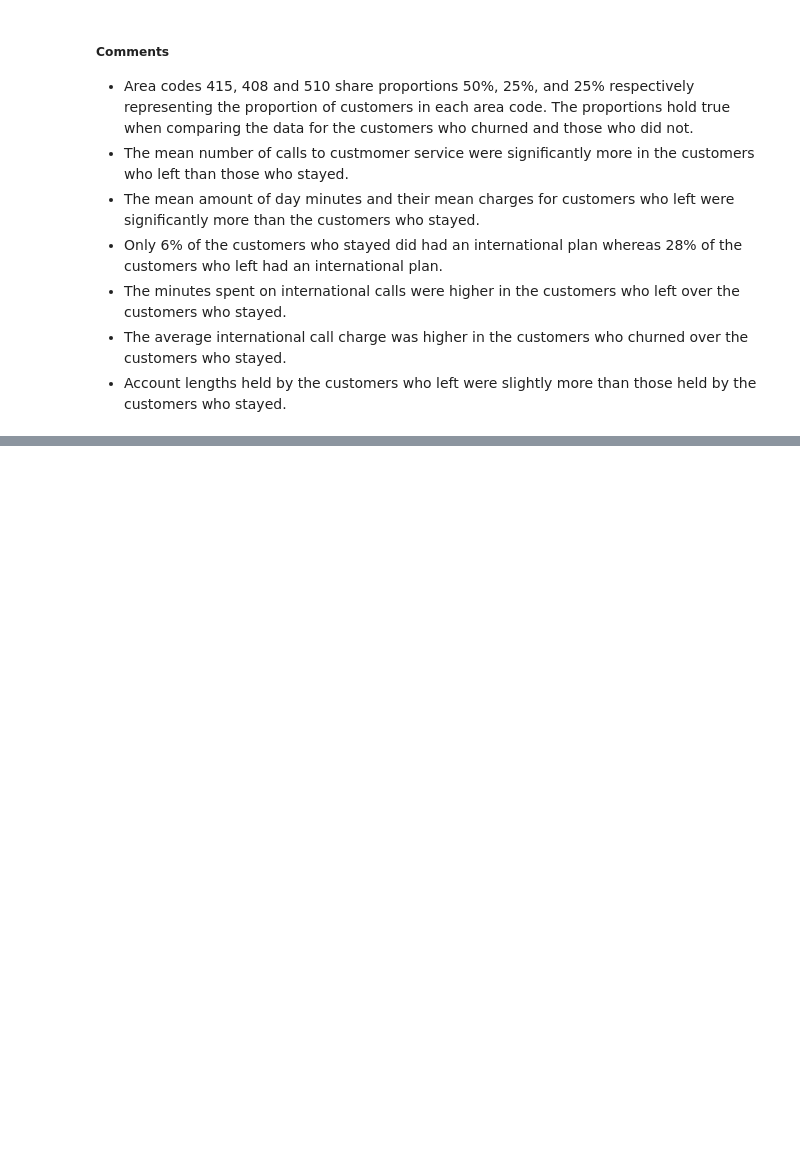
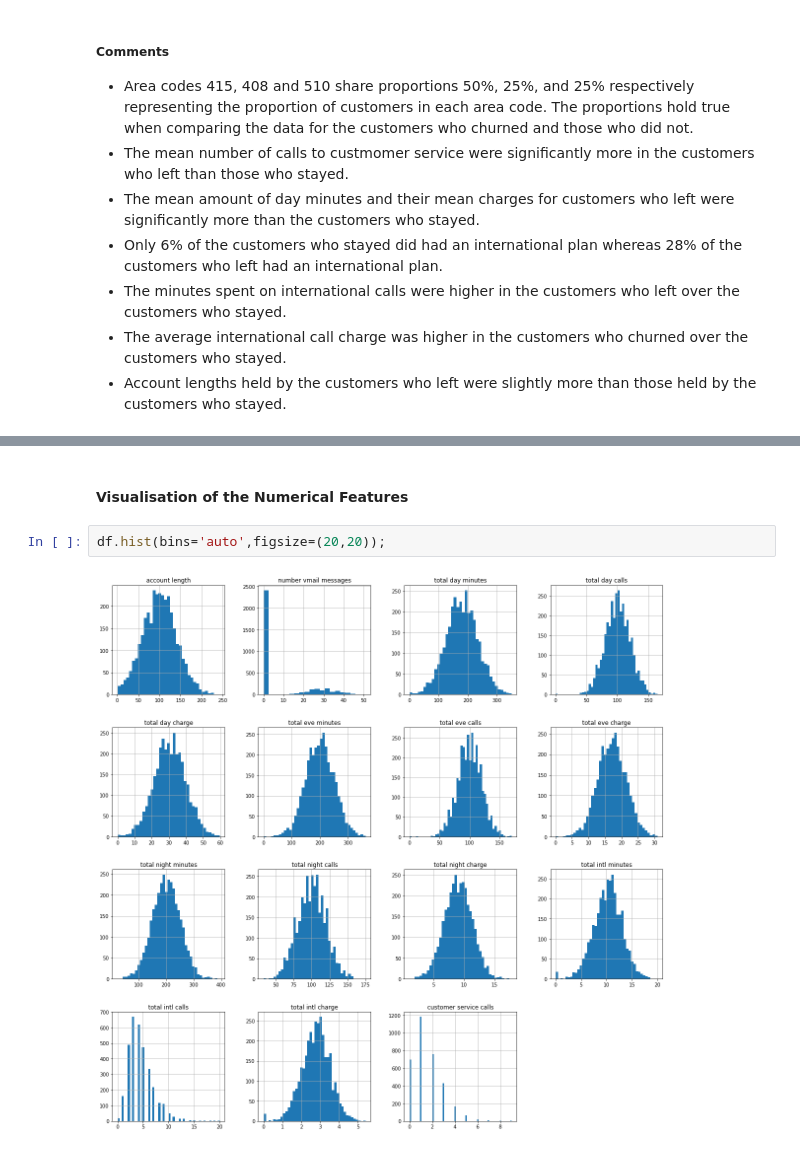
Before and after one commit to ggeorgekkariuki/syria-tel-analysis, a Jupyter notebook: index.ipynb, the cells around one changed output, grey strips where cells are left out. Drawn from its saved outputs; the diff is of its cells as text; blank space fills up the shorter version.

Commit message:
Data Visualisation

```diff
--- a/index.ipynb
+++ b/index.ipynb
@@ -599,0 +639,6 @@ In addition, customers who left and had longer account lengths seemed to have ma
+# %% [markdown]
+#### Visualisation of the Numerical Features
+# %%
+df.hist(bins='auto',figsize=(20,20));
+# %% [output]
+[figure, added]
```
Also changed, not shown: parts of 42 cells of this notebook.
